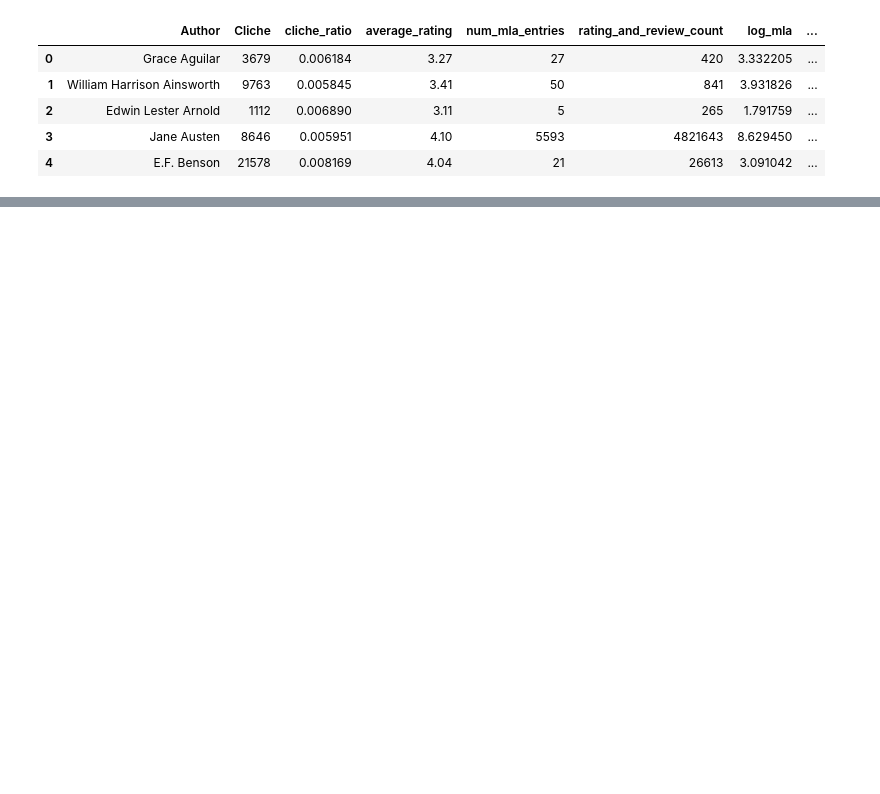
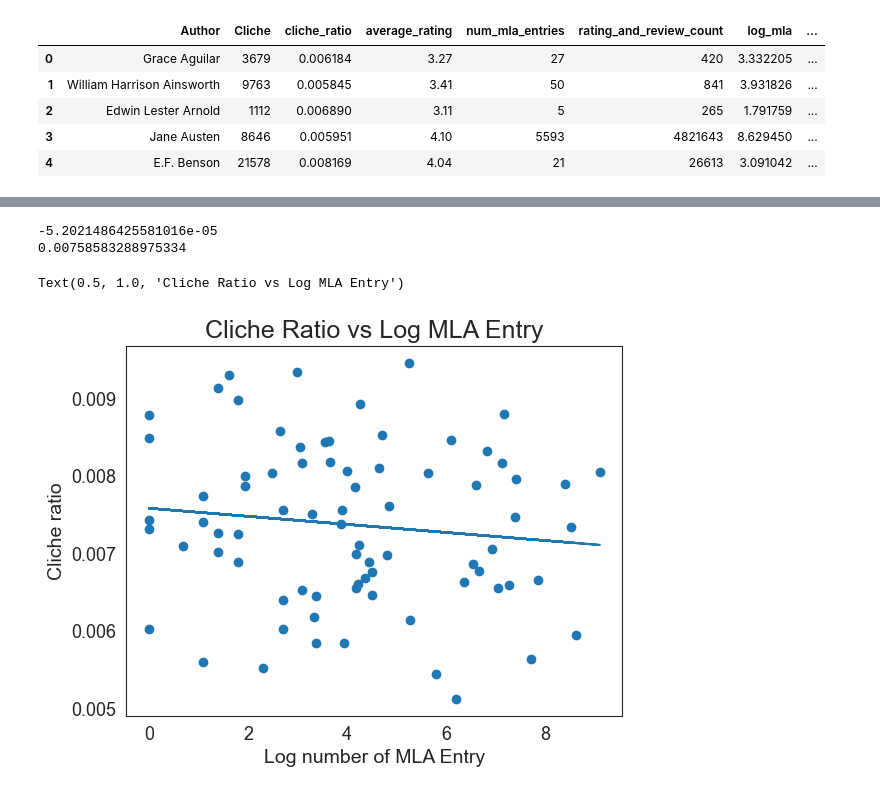
Before and after one commit to jenniferouyang/Cliches-and-19th-Century-English-Novelists, a Jupyter notebook: model.ipynb, the cells around one changed output, grey strips where cells are left out. Cells and saved outputs as stored; diff of their text form; code cells hidden in the pictures; blank space fills up the shorter version.

```diff
--- a/model.ipynb
+++ b/model.ipynb
@@ -73 +93,23 @@ plt.show()
+# %%
+x = df["log_mla"]
+y = df["cliche_ratio"]
+
+# line of best fit
+a, b = np.polyfit(x, y, 1)
+print(a)
+print(b)
+
+
+# add points + line
+plt.scatter(x,y)
+plt.plot(x, a*x+b)
+
+plt.xlabel("Log number of MLA Entry")
+plt.ylabel("Cliche ratio")
+plt.title("Cliche Ratio vs Log MLA Entry")
+# %% [output]
+-5.2021486425581016e-05
+0.00758583288975334
+Text(0.5, 1.0, 'Cliche Ratio vs Log MLA Entry')
+[figure, added]
 # %%
```
Also changed, not shown: parts of 7 cells of this notebook.
